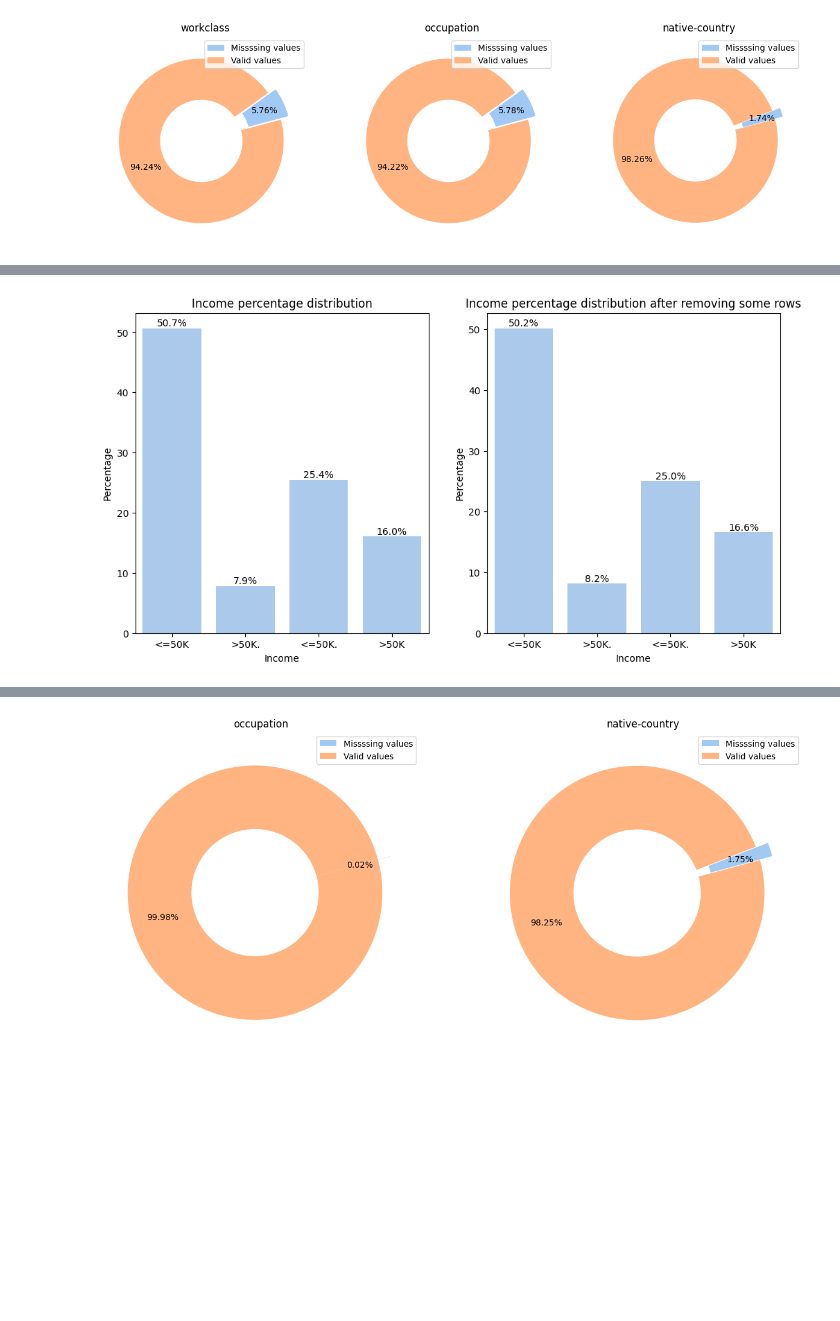
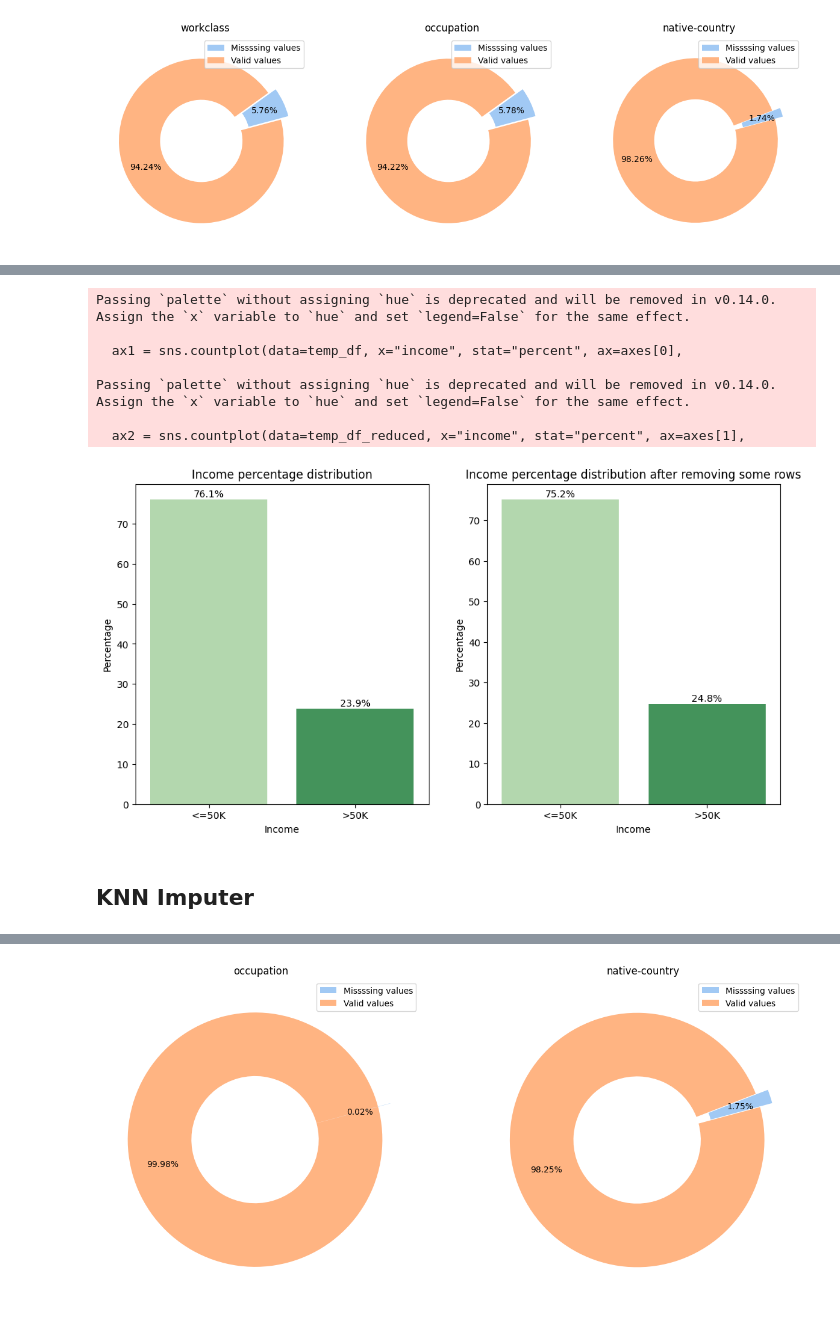
Before and after one commit to Staszek15/Data-Mining-Project, a Jupyter notebook: adults_cleaning.ipynb, the cells around one changed output, grey strips where cells are left out. Drawn from its saved outputs; the diff is of its cells as text; code cells hidden in the pictures; blank space fills up the shorter version.

```diff
--- a/adults_cleaning.ipynb
+++ b/adults_cleaning.ipynb
@@ -17,20 +17,32 @@ sns.set_palette("pastel", 9)
 # %% [markdown]
 ### Processing functions
 # %%
-def my_read_data():
+def my_read_data(download=False):
     # fetch dataset
-    adult = fetch_ucirepo(id=2)
 
-    # data (as pandas dataframes)
-    X = adult.data.features
-    Y = adult.data.targets
+    if download:
+        adult = fetch_ucirepo(id=2)
 
-    X_train, X_test, Y_train, Y_test = train_test_split(X, Y, test_size=0.2, shuffle=True, random_state=55)
-    df_train = pd.concat([X_train, Y_train], axis=1)
-    df_test = pd.concat([X_test, Y_test], axis=1)
+        # data (as pandas dataframes)
+        X = adult.data.features
+        Y = adult.data.targets
 
-    df_train.to_csv(Path("adults_data","adults_raw_train_data.csv"), index=None)
-    df_test.to_csv(Path("adults_data","adults_raw_test_data.csv"), index=None)
+        X_train, X_test, Y_train, Y_test = train_test_split(X, Y, test_size=0.2, shuffle=True, random_state=55)
+        df_train = pd.concat([X_train, Y_train], axis=1)
+        df_test = pd.concat([X_test, Y_test], axis=1)
+
+        df_train.to_csv(Path("adults_data","adults_raw_train_data.csv"), index=None)
+        df_test.to_csv(Path("adults_data","adults_raw_test_data.csv"), index=None)
+
+    else:
+        df_train = pd.read_csv(Path("adults_data","adults_raw_train_data.csv"))
+        df_test = pd.read_csv(Path("adults_data","adults_raw_test_data.csv"))
+
+        X_train = df_train.iloc[:,:-1]
+        Y_train = pd.DataFrame(df_train.iloc[:,-1])
+
+        X_test = df_test.iloc[:,:-1]
+        Y_test = pd.DataFrame(df_test.iloc[:,-1])
 
     # metadata
     #print(adult.metadata)
@@ -79,6 +91,9 @@ df = df.applymap(remove_leading_space)
 
 # Handle '?' missing values
 df = df.replace("?", np.nan)
+# %%
+df['income'] = df['income'].replace({"<=50K.":"<=50K",
+                                     ">50K.":">50K"})
 # %%
 df_missing_values = pd.DataFrame({"Missing values": df.isnull().sum(),
                                   "Valid values": df.notnull().sum()})
@@ -130,34 +163,44 @@ def nulls_table(data, threshold):
     """no9 = temp_df_reduced[temp_df_reduced['capital'] != 99999]"""
     ### data distribution plotting ###
     fig, axes = plt.subplots(1, 2, figsize=(12,6))
 
-    ax1 = sns.countplot(data=temp_df, x="income", stat="percent", ax=axes[0])
+    ax1 = sns.countplot(data=temp_df, x="income", stat="percent", ax=axes[0],
+                        palette="Greens")
     ax1.set_ylabel("Percentage")
     ax1.set_xlabel("Income")
     ax1.set_title("Income percentage distribution")
 
 
     for p in ax1.patches:
         ax1.annotate(f'{p.get_height():.1f}%', (p.get_x() + p.get_width() / 2., p.get_height()),
                     ha='center', va='center', fontsize=10, color='black', xytext=(0, 5),
                     textcoords='offset points')
 
 
-    ax2 = sns.countplot(data=temp_df_reduced, x="income", stat="percent", ax=axes[1])
+    ax2 = sns.countplot(data=temp_df_reduced, x="income", stat="percent", ax=axes[1],
+                        palette="Greens")
     ax2.set_ylabel("Percentage")
     ax2.set_xlabel("Income")
     ax2.set_title("Income percentage distribution after removing some rows")
 
 
     for p in ax2.patches:
         ax2.annotate(f'{p.get_height():.1f}%', (p.get_x() + p.get_width() / 2., p.get_height()),
                     ha='center', va='center', fontsize=10, color='black', xytext=(0, 5),
                     textcoords='offset points')
 
     ### ### ###
-
     return temp_df_reduced
 
 df_less_nulls = nulls_table(df,1)
 # %% [output]
+Passing `palette` without assigning `hue` is deprecated and will be removed in v0.14.0. Assign the `x` variable to `hue` and set `legend=False` for the same effect.
+
+  ax1 = sns.countplot(data=temp_df, x="income", stat="percent", ax=axes[0],
+
+Passing `palette` without assigning `hue` is deprecated and will be removed in v0.14.0. Assign the `x` variable to `hue` and set `legend=False` for the same effect.
+
+  ax2 = sns.countplot(data=temp_df_reduced, x="income", stat="percent", ax=axes[1],
-[figure, old version]
+[figure, new version]
+# %% [markdown]
+## KNN Imputer
```
Also changed, not shown: parts of 26 cells of this notebook, 1 other file.
